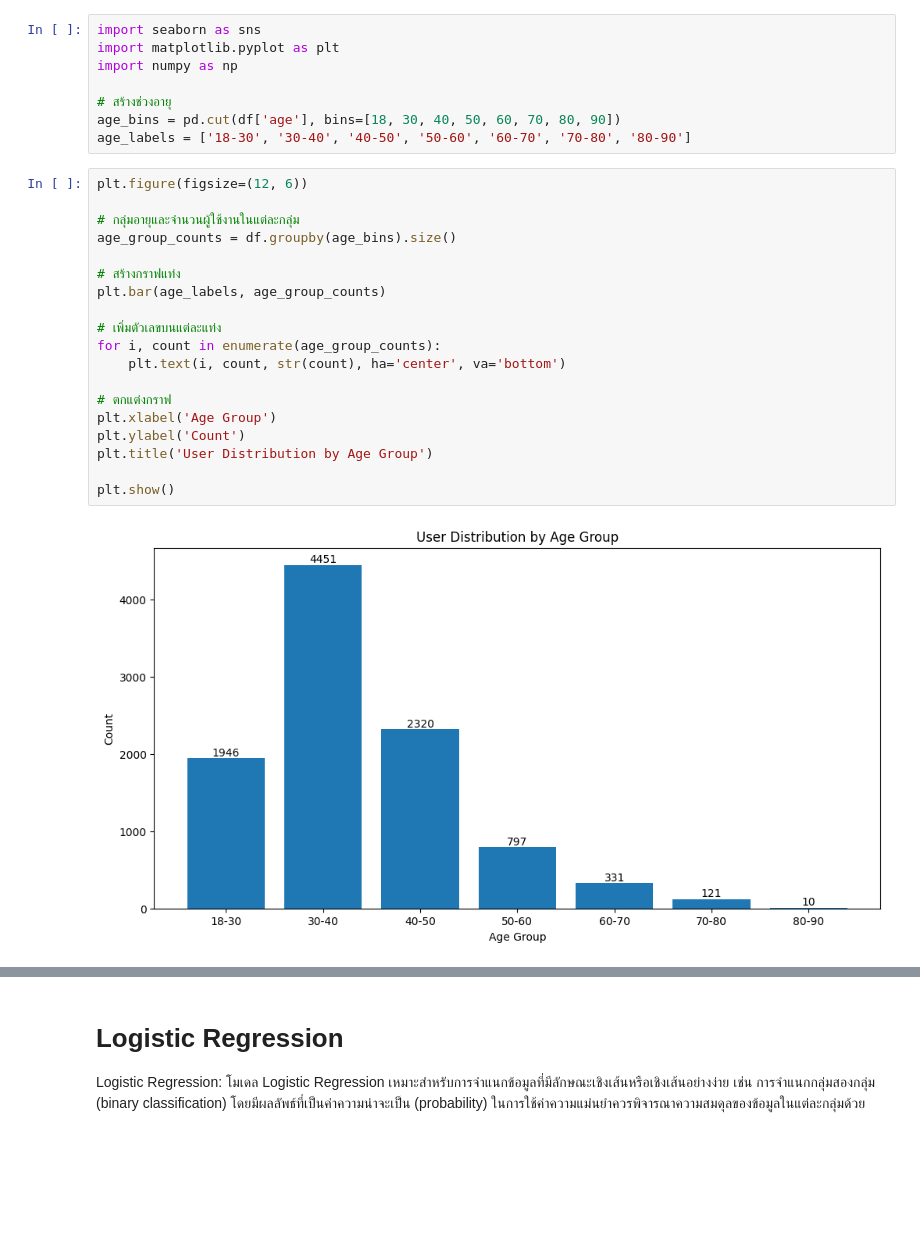
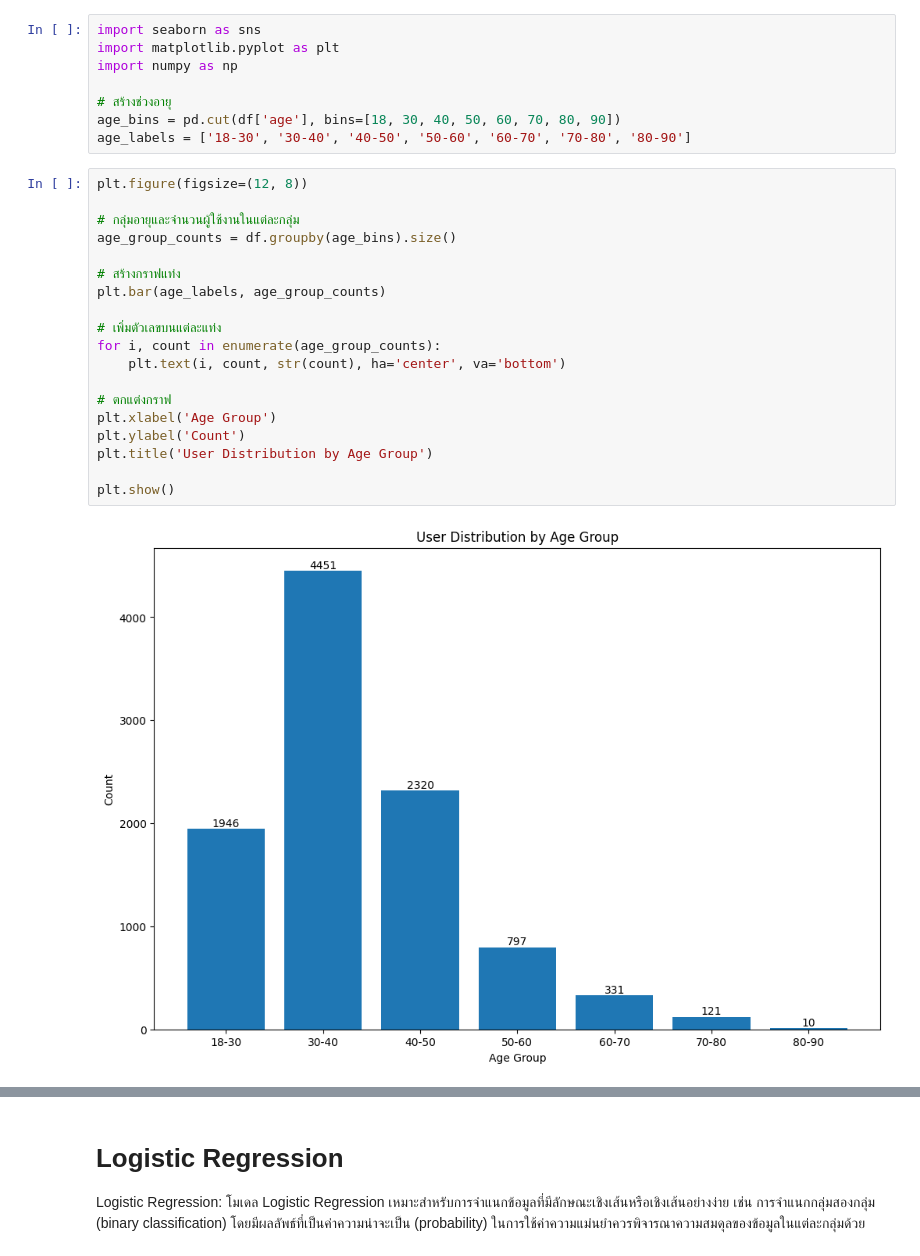
Before and after one commit to Jasada7/Machine-Learning, a Jupyter notebook: Bank_Customer_Churn_Prediction.ipynb, the cells around one changed output, grey strips where cells are left out. Saved outputs shown, nothing was run; the diff lists cells and outputs as text; blank space fills up the shorter version.

```diff
--- a/Bank_Customer_Churn_Prediction.ipynb
+++ b/Bank_Customer_Churn_Prediction.ipynb
@@ -96,26 +96,26 @@ import numpy as np
 age_bins = pd.cut(df['age'], bins=[18, 30, 40, 50, 60, 70, 80, 90])
 age_labels = ['18-30', '30-40', '40-50', '50-60', '60-70', '70-80', '80-90']
 # %%
-plt.figure(figsize=(12, 6))
+plt.figure(figsize=(12, 8))
 
 # กลุ่มอายุและจำนวนผู้ใช้งานในแต่ละกลุ่ม
 age_group_counts = df.groupby(age_bins).size()
 
 # สร้างกราฟแท่ง
 plt.bar(age_labels, age_group_counts)
 
 # เพิ่มตัวเลขบนแต่ละแท่ง
 for i, count in enumerate(age_group_counts):
     plt.text(i, count, str(count), ha='center', va='bottom')
 
 # ตกแต่งกราฟ
 plt.xlabel('Age Group')
 plt.ylabel('Count')
 plt.title('User Distribution by Age Group')
 
 plt.show()
 # %% [output]
-[figure, old version]
+[figure, new version]
 # %%
 # กลุ่มอายุและจำนวนผู้ใช้งานในแต่ละกลุ่มและเพศ
 age_group_gender_counts = df.groupby([age_bins, 'gender']).size().unstack()
```
Also changed, not shown: parts of 6 cells of this notebook.
